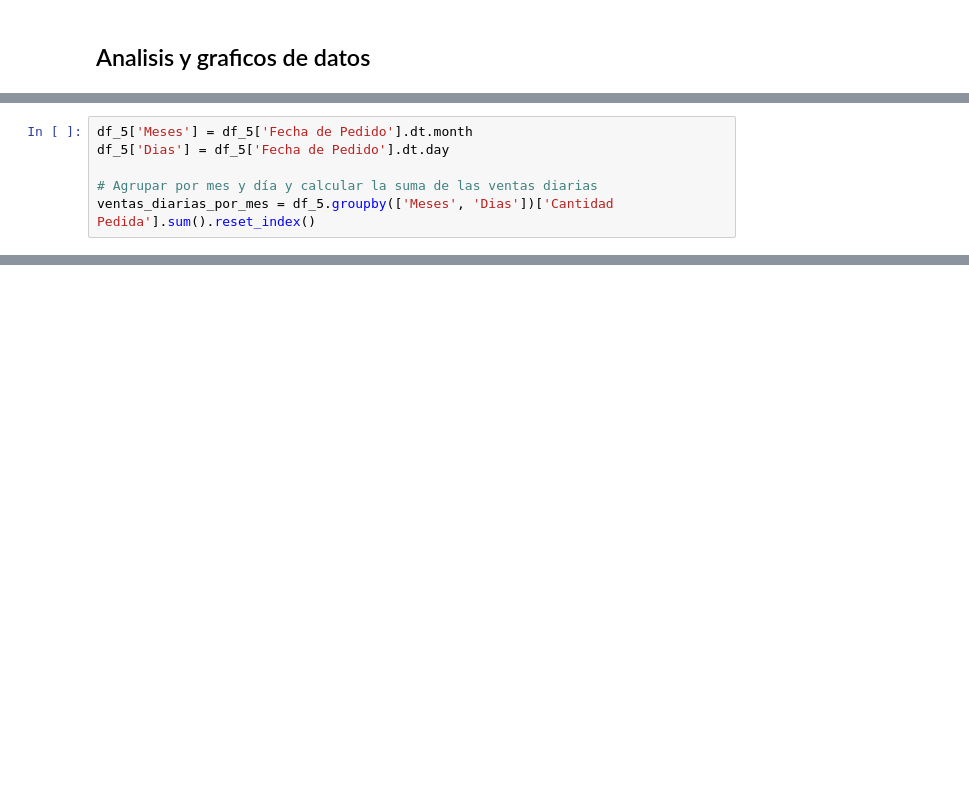
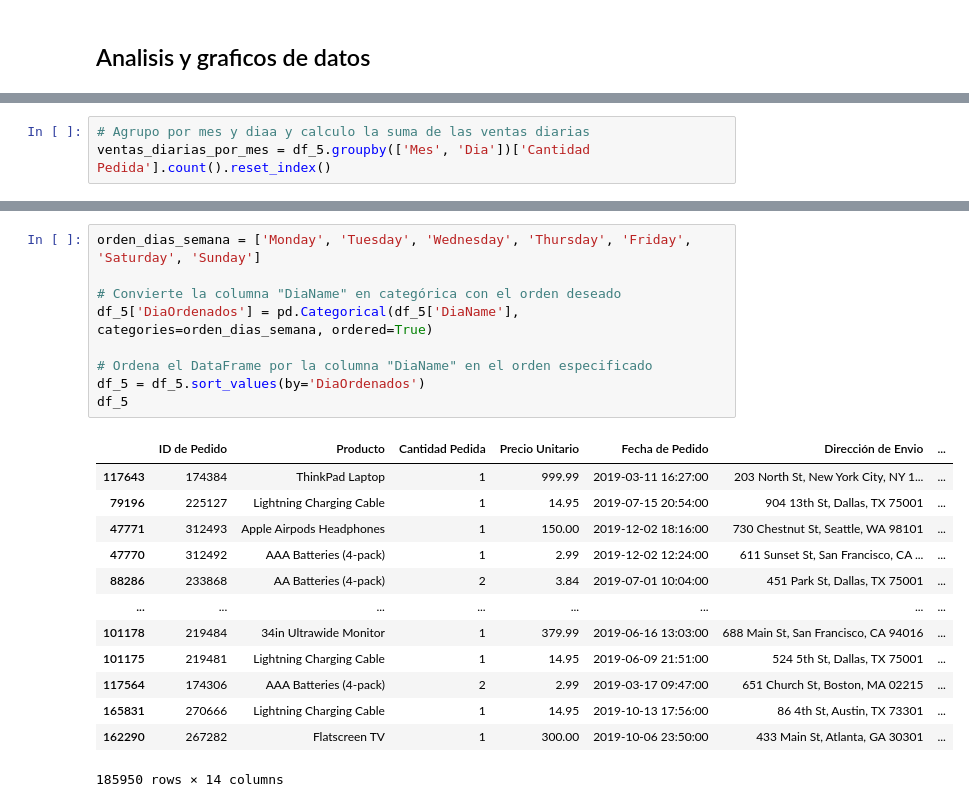
Before and after one commit to IvanGonzal0/Proyecto1_Analisis-de-Ventas-Anuales_BigData, a Jupyter notebook: BigData_Proyecto1_AnalisisDeVentas.ipynb, the cells around one changed output, grey strips where cells are left out. Saved outputs shown, nothing was run; the diff lists cells and outputs as text; blank space fills up the shorter version.

```diff
--- a/BigData_Proyecto1_AnalisisDeVentas.ipynb
+++ b/BigData_Proyecto1_AnalisisDeVentas.ipynb
@@ -1077,6 +966,3 @@ df_5.tail()
 # %%
-df_5['Meses'] = df_5['Fecha de Pedido'].dt.month
-df_5['Dias'] = df_5['Fecha de Pedido'].dt.day
-
-# Agrupar por mes y día y calcular la suma de las ventas diarias
-ventas_diarias_por_mes = df_5.groupby(['Meses', 'Dias'])['Cantidad Pedida'].sum().reset_index()
+# Agrupo por mes y diaa y calculo la suma de las ventas diarias
+ventas_diarias_por_mes = df_5.groupby(['Mes', 'Dia'])['Cantidad Pedida'].count().reset_index()
@@ -1191 +1083,24 @@ fig.show()
+# %%
+orden_dias_semana = ['Monday', 'Tuesday', 'Wednesday', 'Thursday', 'Friday', 'Saturday', 'Sunday']
+
+# Convierte la columna "DiaName" en categórica con el orden deseado
+df_5['DiaOrdenados'] = pd.Categorical(df_5['DiaName'], categories=orden_dias_semana, ordered=True)
+
+# Ordena el DataFrame por la columna "DiaName" en el orden especificado
+df_5 = df_5.sort_values(by='DiaOrdenados')
+df_5
+# %% [output]
+|  | ID de Pedido | Producto | Cantidad Pedida | Precio Unitario | Fecha de Pedido | Dirección de Envio | ... |
+| 117643 | 174384 | ThinkPad Laptop | 1 | 999.99 | 2019-03-11 16:27:00 | 203 North St, New York City, NY 1... | ... |
+| 79196 | 225127 | Lightning Charging Cable | 1 | 14.95 | 2019-07-15 20:54:00 | 904 13th St, Dallas, TX 75001 | ... |
+| 47771 | 312493 | Apple Airpods Headphones | 1 | 150.00 | 2019-12-02 18:16:00 | 730 Chestnut St, Seattle, WA 98101 | ... |
+| 47770 | 312492 | AAA Batteries (4-pack) | 1 | 2.99 | 2019-12-02 12:24:00 | 611 Sunset St, San Francisco, CA ... | ... |
+| 88286 | 233868 | AA Batteries (4-pack) | 2 | 3.84 | 2019-07-01 10:04:00 | 451 Park St, Dallas, TX 75001 | ... |
+| ... | ... | ... | ... | ... | ... | ... | ... |
+| 101178 | 219484 | 34in Ultrawide Monitor | 1 | 379.99 | 2019-06-16 13:03:00 | 688 Main St, San Francisco, CA 94016 | ... |
+| 101175 | 219481 | Lightning Charging Cable | 1 | 14.95 | 2019-06-09 21:51:00 | 524 5th St, Dallas, TX 75001 | ... |
+| 117564 | 174306 | AAA Batteries (4-pack) | 2 | 2.99 | 2019-03-17 09:47:00 | 651 Church St, Boston, MA 02215 | ... |
+| 165831 | 270666 | Lightning Charging Cable | 1 | 14.95 | 2019-10-13 17:56:00 | 86 4th St, Austin, TX 73301 | ... |
+| 162290 | 267282 | Flatscreen TV | 1 | 300.00 | 2019-10-06 23:50:00 | 433 Main St, Atlanta, GA 30301 | ... |
+185950 rows × 14 columns
 # %%
```
Also changed, not shown: parts of 78 cells of this notebook.
